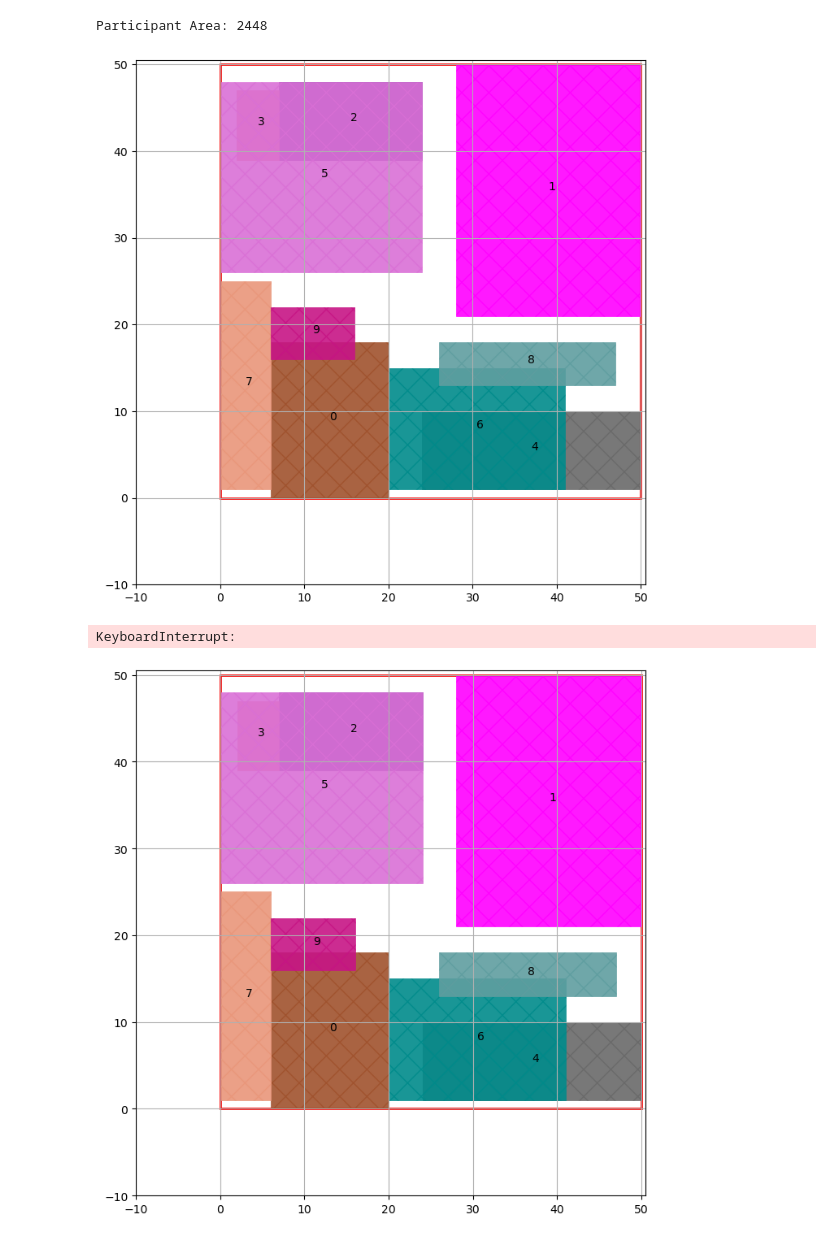
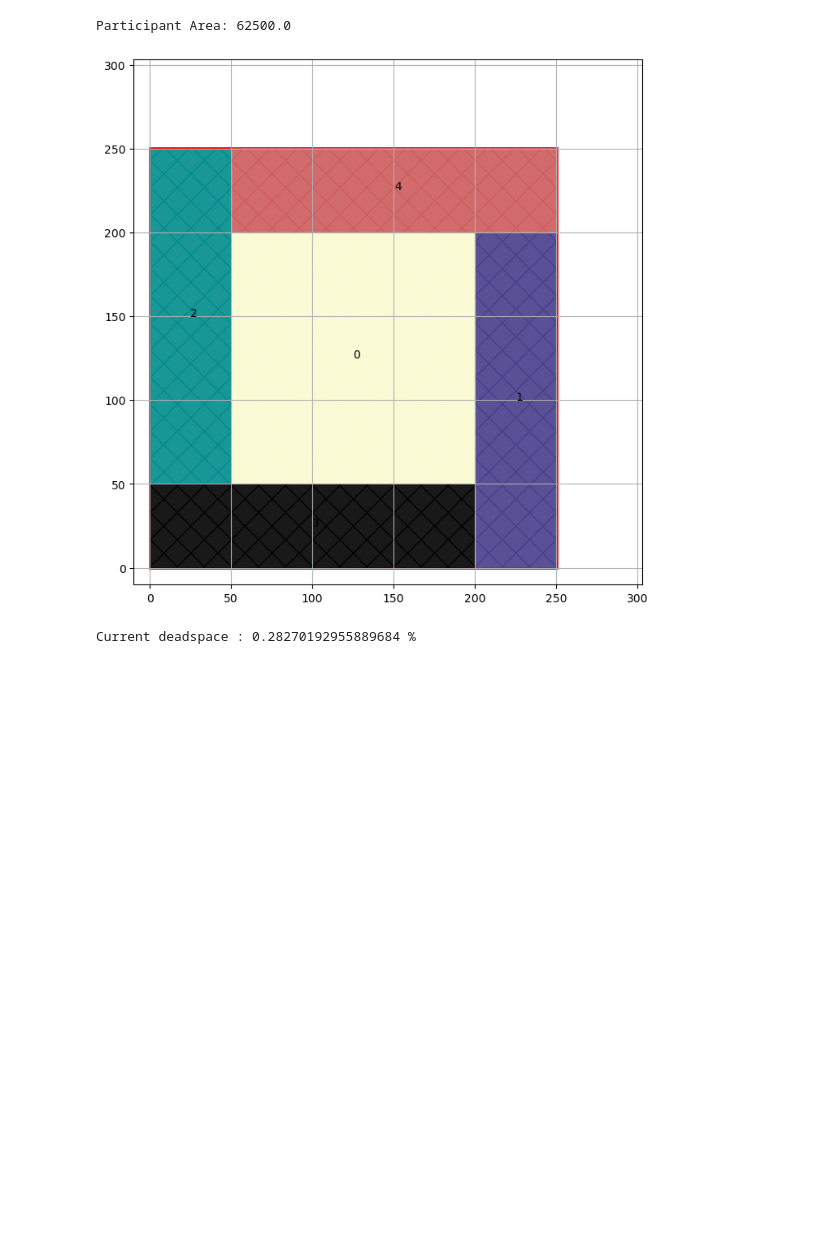
Before and after one commit to TiMo3654/abf, a Jupyter notebook: tests.ipynb, the cells around one changed output. Drawn from its saved outputs; the diff is of its cells as text; code cells hidden in the pictures; blank space fills up the shorter version.

```diff
--- a/tests.ipynb
+++ b/tests.ipynb
@@ -14,10 +14,10 @@ conciliation_quota  = 0.5
 
 critical_amount     = 100
 # %%
-#Random small
-layout_zone         = {"xmin"   : 0, "ymin"   : 0, "width"  : 60, "height" : 60}
-participants        = generate_unconnected_participants(10, layout_zone, 30, 30, 666)
-ds_goal             = 10.0
+# #Random small
+# layout_zone         = {"xmin"   : 0, "ymin"   : 0, "width"  : 70, "height" : 70}
+# participants        = generate_unconnected_participants(10, layout_zone, 30, 30, 666)
+# ds_goal             = 20.0
 
 # #Random
 # layout_zone         = {"xmin"   : 0, "ymin"   : 0, "width"  : 100, "height" : 100}
@@ -26,7 +26,7 @@ ds_goal             = 10.0
 
 # #Random with nets
 # layout_zone         = {"xmin"   : 0, "ymin"   : 0, "width"  : 100, "height" : 100}
-# participants        = generate_connected_participants(20, 10, 3, layout_zone, 30, 30, 666)
+# participants        = generate_connected_participants(20, 10, 3, layout_zone, 30, 30, 69)
 # ds_goal             = 10.0
 
 # # Perfect square
@@ -34,10 +34,10 @@ ds_goal             = 10.0
 # participants        = generate_unconnected_equal_quadratic_participants(9, layout_zone, 31, 420)
 # ds_goal             = 0.48
 
-# # Wheel
-# layout_zone         = {"xmin"   : 0, "ymin"   : 0, "width"  : 300, "height" : 300}
-# participants        = generate_unconnected_wheel_participants(layout_zone, 100, 42)
-# ds_goal             = 0.48
+# Wheel
+layout_zone         = {"xmin"   : 0, "ymin"   : 0, "width"  : 300, "height" : 300}
+participants        = generate_unconnected_wheel_participants(layout_zone, 100, 42)
+ds_goal             = 0.48
 
 
 plot_size           = 1.01 * layout_zone["width"]
@@ -51,43 +51,42 @@ participants            = determine_initial_conditions(participants, layout_zone
 
 print('Participant Area: ' + str(calculate_all_participants_area(participants)))
 # %% [output]
-Participant Area: 2448
+Participant Area: 62500.0
 # %%
 id_list = [p['idx'] for p in (participants.values())]
 
 for i in range(500): # maximum rounds of interaction
 
-    participants    = one_round_of_interaction(participants, layout_zone, 'turmoil', conciliation_quota, critical_amount)
+    participants    = one_round_of_interaction(participants, layout_zone, 'interference', conciliation_quota, critical_amount)
 
     plot_participants(layout_zone, participants, plot_size, plot_size, plot_connections=True)
 
     last_moves = {key : value['last-move'] for key,value in participants.items()}
 
     moves = list(last_moves.values())
 
     #print(participants['0']['interference'])
     #print(participants['0']['relaxed-connections'])
     #print(last_moves)
 
     if moves.count('linger')  == len(participants):
 
         ds = calculate_dead_space(participants, layout_zone)
 
         print('Current deadspace : ' + str(ds) + ' %')
 
         if ds < ds_goal:
             break
 
         layout_zone         = scale_layout_zone(layout_zone, 0.99)
 
         participants        = reset_after_tightening(participants)
 
     for i in range(len(participants)):
         print(participants[str(i)]['last-move'])
 # %% [output]
-[figure, old version]
+[figure, new version]
-KeyboardInterrupt:
+Current deadspace : 0.28270192955889684 %
-[figure, removed]
 # %%
 participants    	= determine_initial_conditions(participants, layout_zone, conciliation_quota, critical_amount)
 
```
Also changed, not shown: parts of 4 cells of this notebook, 1 other file.
